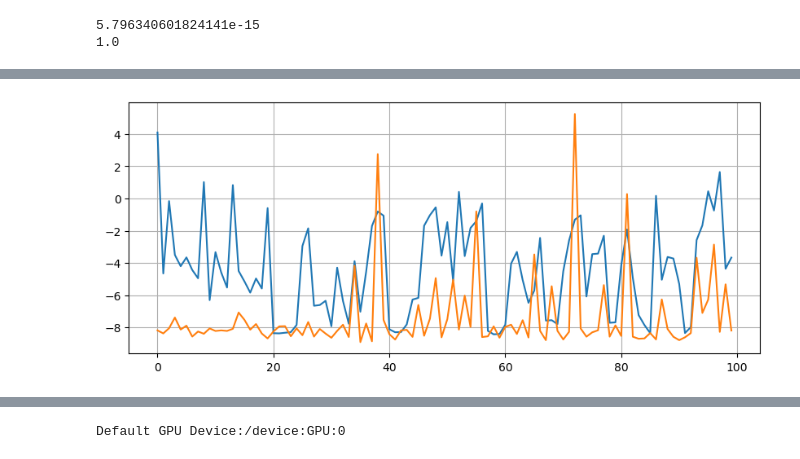
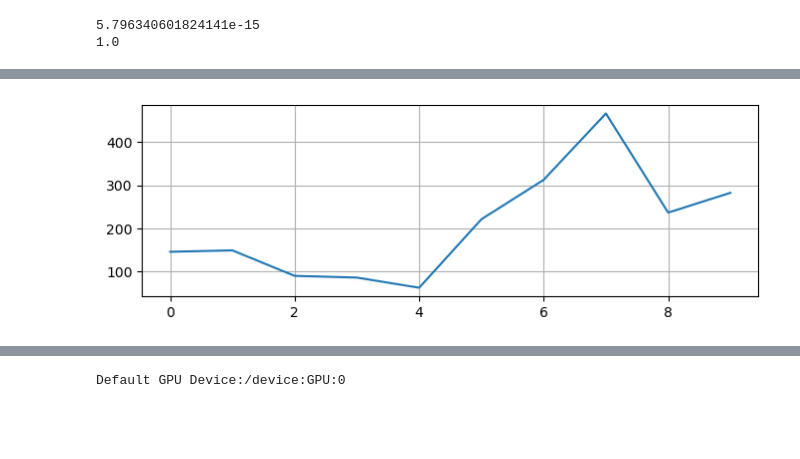
Before and after one commit to monowaranjum/TC3_REP_LEARNING, a Jupyter notebook: Prov2Vec.ipynb, the cells around one changed output, grey strips where cells are left out. Drawn from its saved outputs; the diff is of its cells as text; code cells hidden in the pictures; blank space fills up the shorter version.

```diff
--- a/Prov2Vec.ipynb
+++ b/Prov2Vec.ipynb
@@ -333,8 +424,8 @@ def get_autoencoder(input_length):
 # %%
 tf.keras.backend.clear_session()
 # %%
-seq_length = 63
-autoencoder = get_autoencoder(seq_length*8 + 2)
+seq_length = 23
+autoencoder = get_autoencoder(seq_length)
 autoencoder.summary()
 # %% [output]
 Model: "model"
@@ -357,16 +448,17 @@ _________________________________________________________________
 # %%
 total_dataset_length = 224146
 
-training_length = 180000
-validation_length = 44146
+validation_length = 60000
+training_length = total_dataset_length-validation_length
+
 
 training_data = subject_list[:training_length]
 validation_data = subject_list[training_length:]
 
-train_seq_generator = generator(training_data, encoding_scheme='sine', batch_size=64, sequence_size=63)
-valid_seq_generator = generator(validation_data, encoding_scheme='sine', batch_size=64, sequence_size=63)
+train_seq_generator = image_generator(training_data, encoding_scheme= 'sine', batch_size=128, sequence_size=23)
+valid_seq_generator = image_generator(validation_data, encoding_scheme='sine', batch_size=128, sequence_size=23)
 # %%
-autoencoder.compile(loss=tf.keras.losses.MSE, optimizer=tf.keras.optimizers.Adam(learning_rate=1e-04))
+autoencoder.compile(loss=tf.keras.losses.MSE , optimizer=tf.keras.optimizers.Adam(learning_rate=5e-04))
 # %%
-history = autoencoder.fit_generator(train_seq_generator, steps_per_epoch=1000, epochs=100, validation_data = valid_seq_generator, validation_steps=50)
+history = autoencoder.fit_generator(train_seq_generator, steps_per_epoch=1000, epochs = 10, validation_data = valid_seq_generator, validation_steps=250)
 # %% [output]
@@ -391,11 +486,11 @@ Epoch 100/100
 training_loss = history.history['loss'][:]
 val_los = history.history['val_loss'][:]
 # %%
-plt.figure(figsize=(10,4))
+plt.figure(figsize=(8,2.5))
 plt.grid()
-plt.plot(np.log(training_loss))
-plt.plot(np.log(val_los))
+plt.plot((training_loss))
+# plt.plot(np.log(val_los))
 
 plt.show()
 # %% [output]
-[figure, old version]
+[figure, new version]
```
Also changed, not shown: parts of 37 cells of this notebook, 2 other files.
